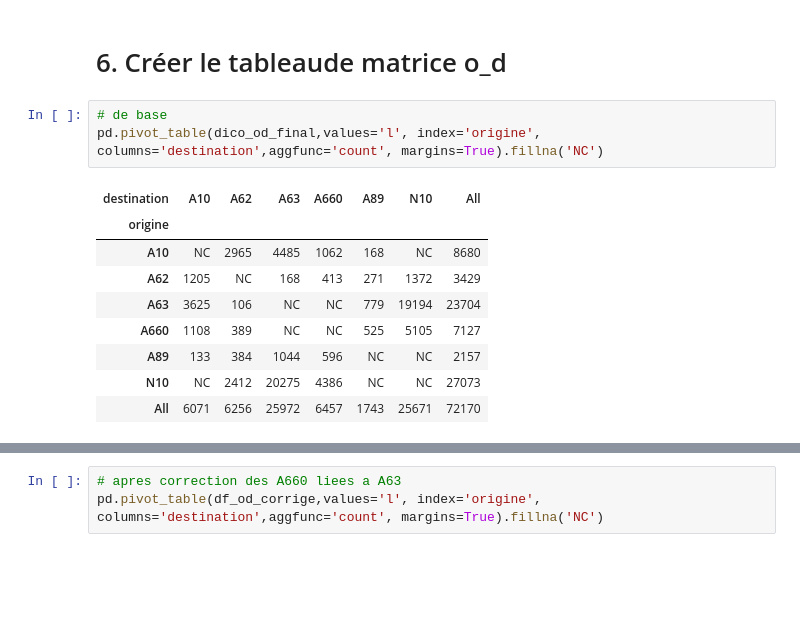
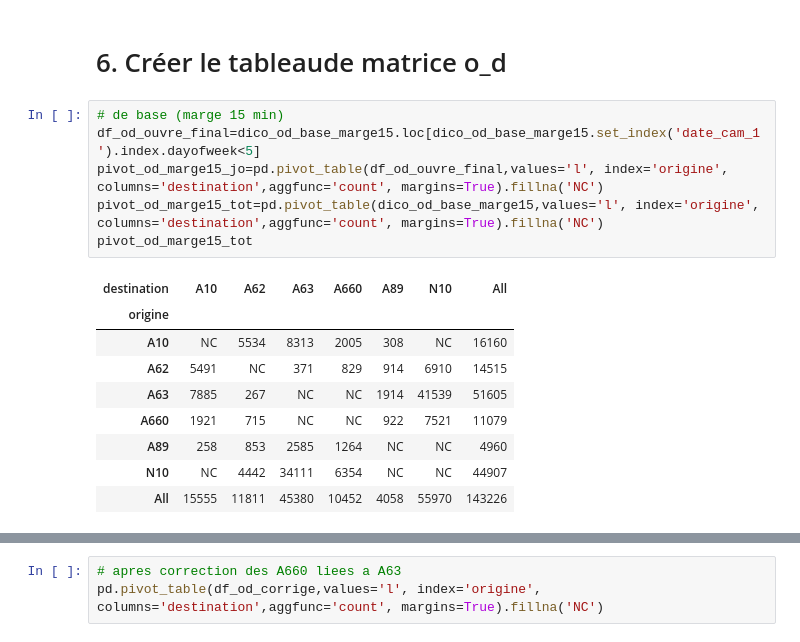
Before and after one commit to nantodevison/lapi, a Jupyter notebook: Carto_Lapi/Analyse/Donnees_postraitees.ipynb, the cells around one changed output, grey strips where cells are left out. Saved outputs shown, nothing was run; the diff lists cells and outputs as text; blank space fills up the shorter version.

```diff
--- a/Carto_Lapi/Analyse/Donnees_postraitees.ipynb
+++ b/Carto_Lapi/Analyse/Donnees_postraitees.ipynb
@@ -186,15 +227,18 @@ df_od_final=pd.concat([df_od_corrige,trajet_transit_incomplet_final],sort=False)
 # %% [markdown]
 # 6. Créer le tableaude matrice o_d
 # %%
-# de base
-pd.pivot_table(dico_od_final,values='l', index='origine', columns='destination',aggfunc='count', margins=True).fillna('NC')
+# de base (marge 15 min)
+df_od_ouvre_final=dico_od_base_marge15.loc[dico_od_base_marge15.set_index('date_cam_1').index.dayofweek<5]
+pivot_od_marge15_jo=pd.pivot_table(df_od_ouvre_final,values='l', index='origine', columns='destination',aggfunc='count', margins=True).fillna('NC')
+pivot_od_marge15_tot=pd.pivot_table(dico_od_base_marge15,values='l', index='origine', columns='destination',aggfunc='count', margins=True).fillna('NC')
+pivot_od_marge15_tot
 # %% [output]
 | destination | A10 | A62 | A63 | A660 | A89 | N10 | All |
 | origine |  |  |  |  |  |  |  |
-| A10 | NC | 2965 | 4485 | 1062 | 168 | NC | 8680 |
-| A62 | 1205 | NC | 168 | 413 | 271 | 1372 | 3429 |
-| A63 | 3625 | 106 | NC | NC | 779 | 19194 | 23704 |
-| A660 | 1108 | 389 | NC | NC | 525 | 5105 | 7127 |
-| A89 | 133 | 384 | 1044 | 596 | NC | NC | 2157 |
-| N10 | NC | 2412 | 20275 | 4386 | NC | NC | 27073 |
-| All | 6071 | 6256 | 25972 | 6457 | 1743 | 25671 | 72170 |
+| A10 | NC | 5534 | 8313 | 2005 | 308 | NC | 16160 |
+| A62 | 5491 | NC | 371 | 829 | 914 | 6910 | 14515 |
+| A63 | 7885 | 267 | NC | NC | 1914 | 41539 | 51605 |
+| A660 | 1921 | 715 | NC | NC | 922 | 7521 | 11079 |
+| A89 | 258 | 853 | 2585 | 1264 | NC | NC | 4960 |
+| N10 | NC | 4442 | 34111 | 6354 | NC | NC | 44907 |
+| All | 15555 | 11811 | 45380 | 10452 | 4058 | 55970 | 143226 |
```
Also changed, not shown: parts of 40 cells of this notebook, 1 other file.
